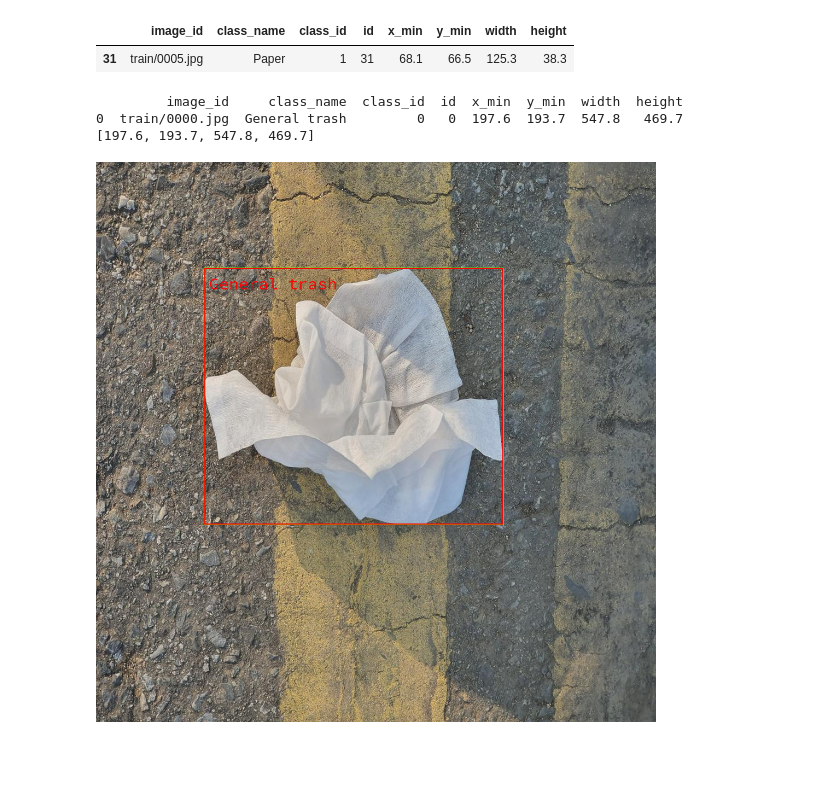
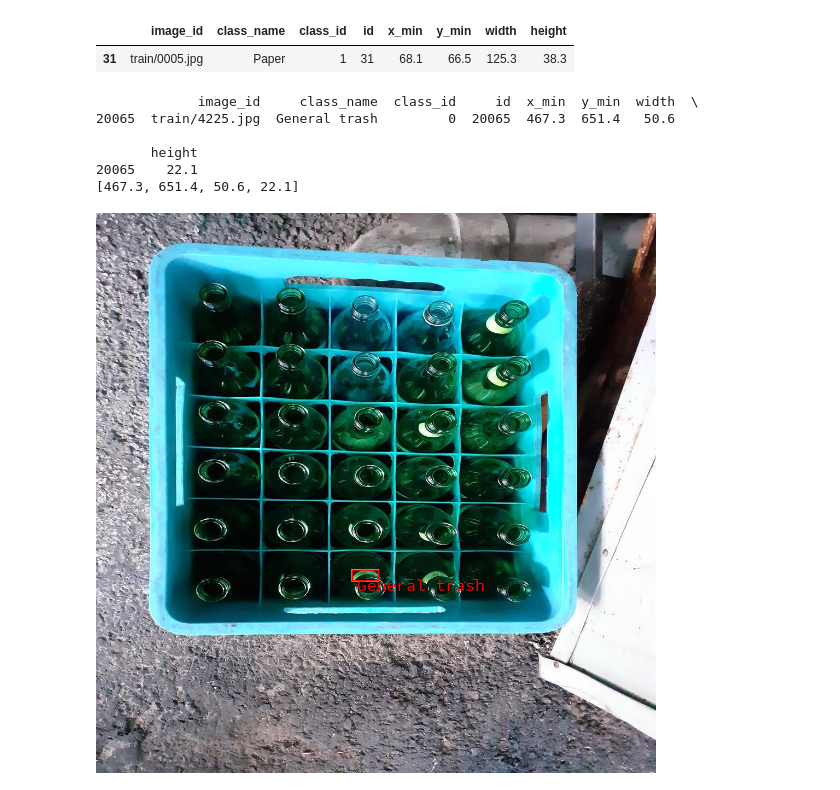
Before and after one commit to boostcampaitech4lv23cv3/level2_objectdetection_cv-level2-cv-18, a Jupyter notebook: EDA/data_puring.ipynb, the cells around one changed output. Drawn from its saved outputs; the diff is of its cells as text; code cells hidden in the pictures; blank space fills up the shorter version.

```diff
--- a/EDA/data_puring.ipynb
+++ b/EDA/data_puring.ipynb
@@ -187,12 +189,16 @@ def show_bbox(df,i,x_p=0,y_p=0,w=0,h=0):
+# %%
+x_p=0
+y_p=0+10
+w=0
+h=0
 # %%
-num_id=0
-x_p=0
-y_p=0
-w=0
-h=0
+num_id=20065
 show_bbox(df,num_id,x_p,y_p,w,h)
 # %% [output]
-         image_id     class_name  class_id  id  x_min  y_min  width  height
-0  train/0000.jpg  General trash         0   0  197.6  193.7  547.8   469.7
-[197.6, 193.7, 547.8, 469.7]
+             image_id     class_name  class_id     id  x_min  y_min  width  \
+20065  train/4225.jpg  General trash         0  20065  467.3  651.4   50.6
+
+       height
+20065    22.1
+[467.3, 651.4, 50.6, 22.1]
-[figure, old version]
+[figure, new version]
```
Also changed, not shown: parts of 2 cells of this notebook, 7 other files.
